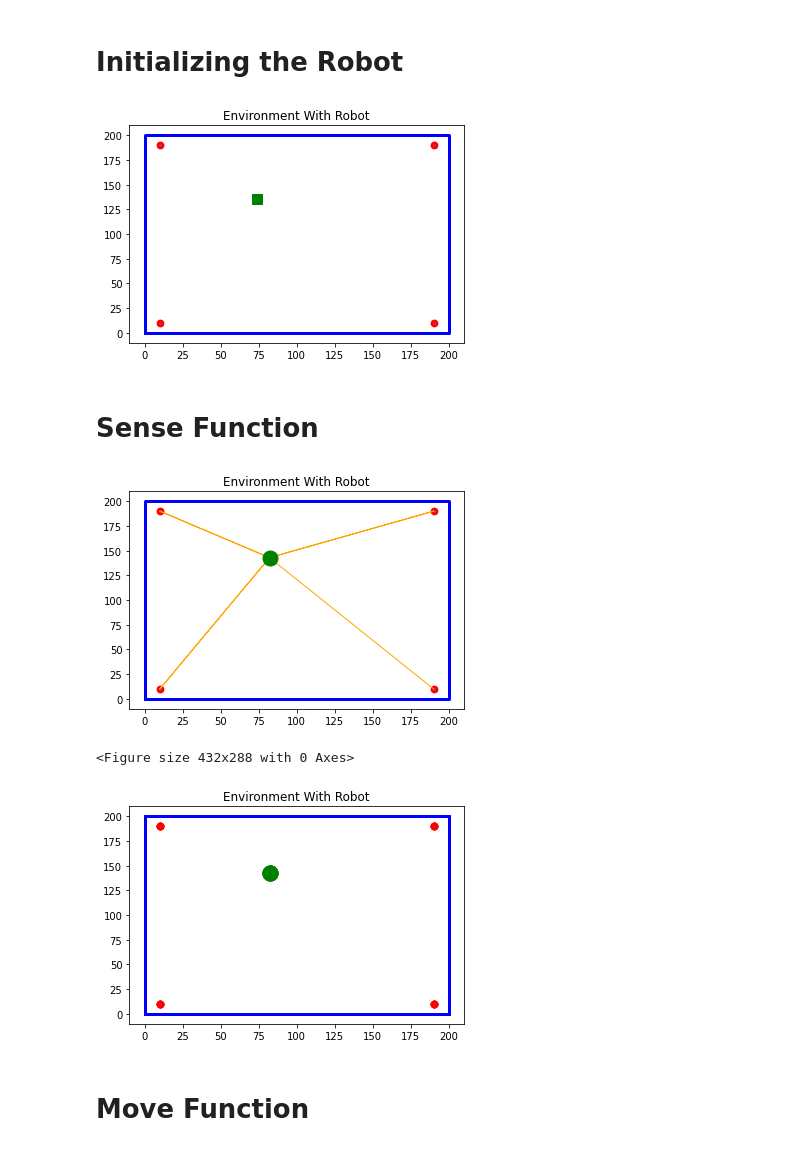
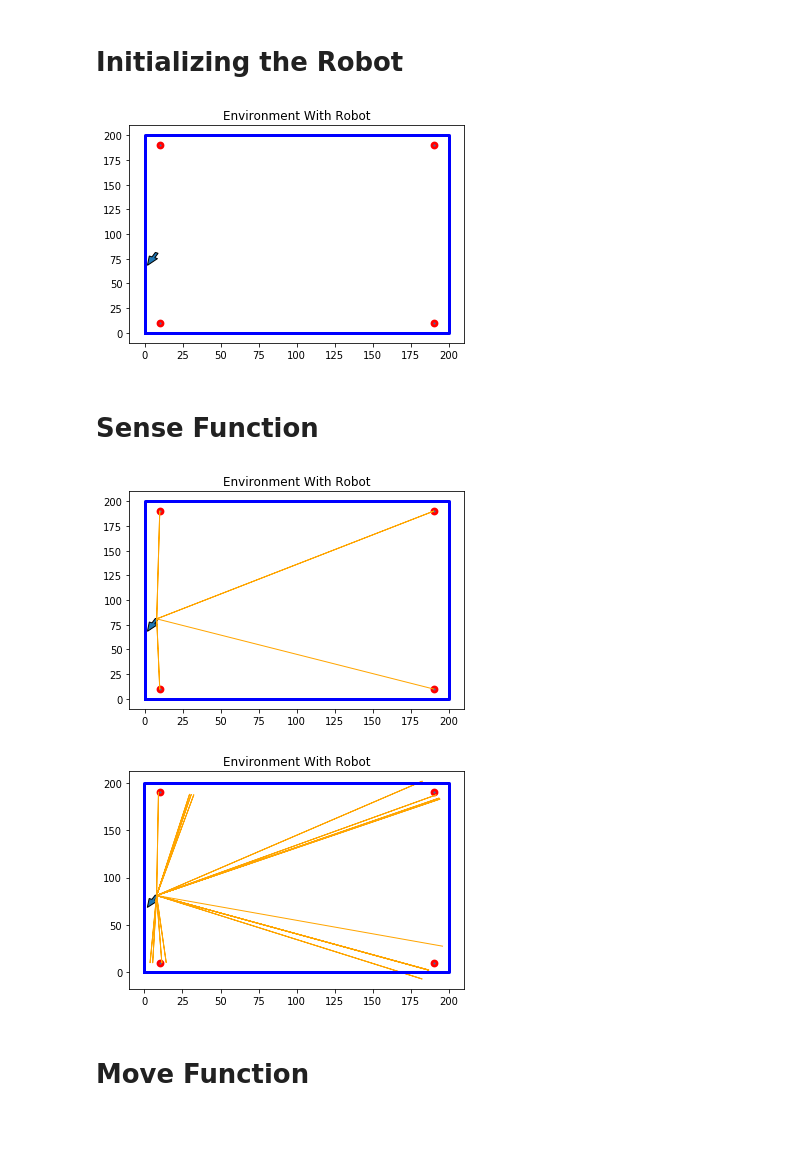
Before and after one commit to AidenWilliams/Robot-Localisation, a Jupyter notebook: Robot Localisation.ipynb, the cells around one changed output. Cells and saved outputs as stored; diff of their text form; code cells hidden in the pictures.

Commit message:
Did some plotting and general improvements

```diff
--- a/Robot Localisation.ipynb
+++ b/Robot Localisation.ipynb
@@ -32,13 +32,18 @@ plt.show()
 MAX_STEERING_ANGLE = pi / 4 # r
 
 def set_pos(new_x, new_y, new_orientation, new_steering):
+
     if new_x < 0 or new_x >= world_size:
-        raise ValueError('X coordinate out of bound')
+        new_x = 0 if new_x < 0 else world_size
+        new_orientation = - pi
+        new_orientation %= (2 * pi)
     if new_y < 0 or new_y >= world_size:
-        raise ValueError('Y coordinate out of bound')
+        new_y = 0 if new_y < 0 else world_size
+        new_orientation = - pi
+        new_orientation %= (2 * pi)
     if new_orientation < 0 or new_orientation >= 2 * pi:
         raise ValueError('Orientation must be in [0..2pi]')
-    if new_steering < -MAX_STEERING_ANGLE or new_steering >= MAX_STEERING_ANGLE:
+    if new_steering < -MAX_STEERING_ANGLE or new_steering > MAX_STEERING_ANGLE:
         raise ValueError('Steering must be in [-pi/4..pi/4]')
     return float(new_x), float(new_y), float(new_orientation), float(new_steering)
 
@@ -47,22 +52,20 @@ BEARING_NOISE_VAR, STEERING_NOISE_VAR, DISTANCE_NOISE_VAR = (0.1, 0.1, 5)
 ROBOT_LENGTH = 10
 
 robot = {
-            "front_x": random() * world_size,
-            "front_y": random() * world_size,
+            "front_x": random() * world_size//2,
+            "front_y": random() * world_size//2,
             "orientation": random() * 2 * pi,
-            "steering": -MAX_STEERING_ANGLE + (MAX_STEERING_ANGLE*2)*random()
+            "steering": 0#-MAX_STEERING_ANGLE + (MAX_STEERING_ANGLE*2)*random()
         }
 # %%
 def drawEnvWithBoth():
     drawEnv()
     plt.title("Environment With Robot")
-    # rotate with robot irentation
-    # give steering angle as a line
-    plt.plot(robot['front_x'], robot['front_y'], marker='s', color='g', markersize=10)
+    plt.arrow(robot['front_x'], robot['front_y'], cos(robot['orientation']) * 5, sin(robot['orientation']) * 5, width=2)
 drawEnvWithBoth()
 plt.show()
 # %% [output]
-[figure, old version]
+[figure, new version]
 # %% [markdown]
 # Sense Function
 # %%
@@ -103,9 +106,8 @@ def drawEnvWithSensorReadings():
 drawEnvWithSensorReadings()
 plt.show()
 # %% [output]
-[figure, old version]
+[figure, new version]
 # %%
-plt.clf()
 def sense(rob):
     Z = []
     for landmark in landmarks:
@@ -117,18 +119,16 @@ def sense(rob):
         Z.append(z)
 
     return Z
-# %% [output]
-<Figure size 432x288 with 0 Axes>
 # %%
+x2 = []
+y2 = []
+
 for _ in range(4):
     s = sense(robot)
-    x2 = []
-    y2 = []
-    drawEnvWithSensorReadings()
-
+drawEnvWithSensorReadings()
 plt.show()
 # %% [output]
-[figure, old version]
+[figure, new version]
 # %% [markdown]
 # Move Function
 # %%
```
Also changed, not shown: parts of 3 cells of this notebook, 1 other file.
